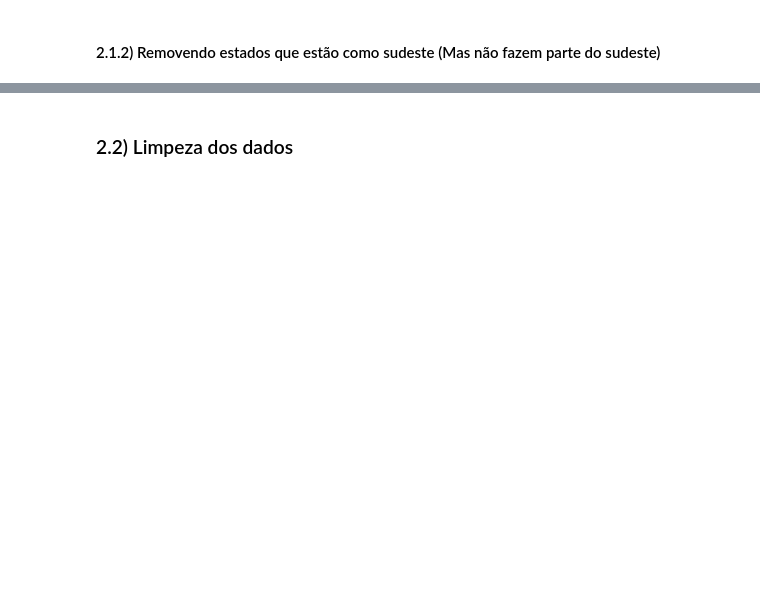
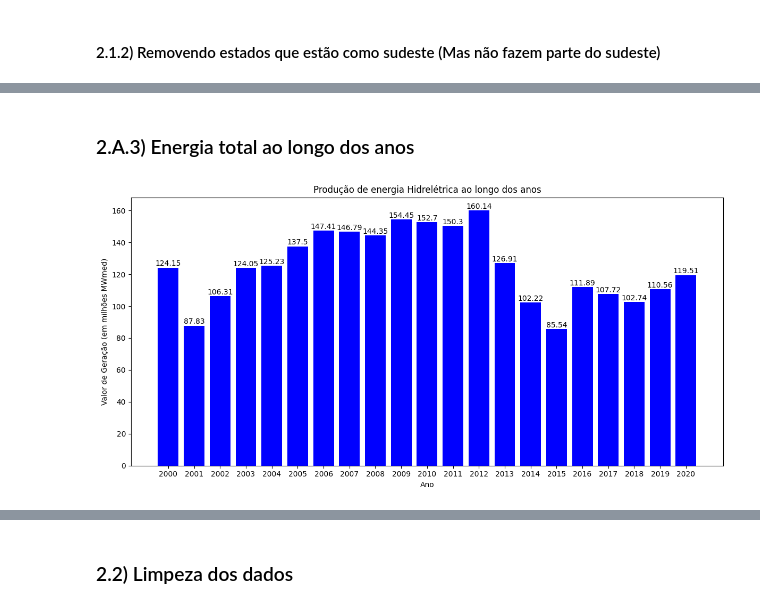
Before and after one commit to Ktzani/brazil-energy-prediction, a Jupyter notebook: app/predict-model.ipynb, the cells around one changed output, grey strips where cells are left out. Cells and saved outputs as stored; diff of their text form; code cells hidden in the pictures; blank space fills up the shorter version.

```diff
--- a/app/predict-model.ipynb
+++ b/app/predict-model.ipynb
@@ -136 +268,11 @@ def remove_states_from_sudeste(dataframes: list[pd.DataFrame]) -> list[pd.DataFr
+# %%
+def groupby_year(concat_dataframe: pd.DataFrame) -> pd.DataFrame:
+    df = concat_dataframe
+    # Criar coluna 'ano-mes' baseada na coluna 'din_instante'
+    df['ano'] = df['din_instante'].dt.to_period('Y')
+
+    # Agrupar por 'ano-mes' e 'estado', somando 'val_geracao'
+    df_agrupado = df.groupby(['ano'])['val_geracao'].sum().reset_index()
+
+    return df_agrupado
 # %%
@@ -150,3 +285,0 @@ def groupby_month():
-# %%
-def groupby_year():
-    print("groupby_year")
@@ -186,0 +318,3 @@ memory usage: 19.1+ MB
+# %%
+data_groupby_year = groupby_year(select_data_concat)
+display(data_groupby_year.head(10))
@@ -186,0 +432,25 @@ memory usage: 19.1+ MB
+# %% [markdown]
+### 2.A.3) Energia total ao longo dos anos
+# %%
+def plot_data_groupby_year(data_groupby_year: pd.DataFrame):
+    plt.figure(figsize=(12, 6))
+
+    anos = data_groupby_year['ano'].astype(str)
+    val_geracao = data_groupby_year['val_geracao'] / 1e6
+
+    bars = plt.bar(anos, val_geracao, color='b')
+
+    for bar in bars:
+        yval = bar.get_height()
+        plt.text(bar.get_x() + bar.get_width()/2, yval + 0.1, round(yval, 2), ha='center', va='bottom')
+
+    plt.title('Produção de energia Hidrelétrica ao longo dos anos')
+    plt.xlabel('Ano')
+    plt.ylabel('Valor de Geração (em milhões MWmed)')
+
+    plt.tight_layout()
+    plt.show()
+# %%
+plot_data_groupby_year(data_groupby_year)
+# %% [output]
+[figure, added]
```
Also changed, not shown: parts of 88 cells of this notebook, 1 other file.
